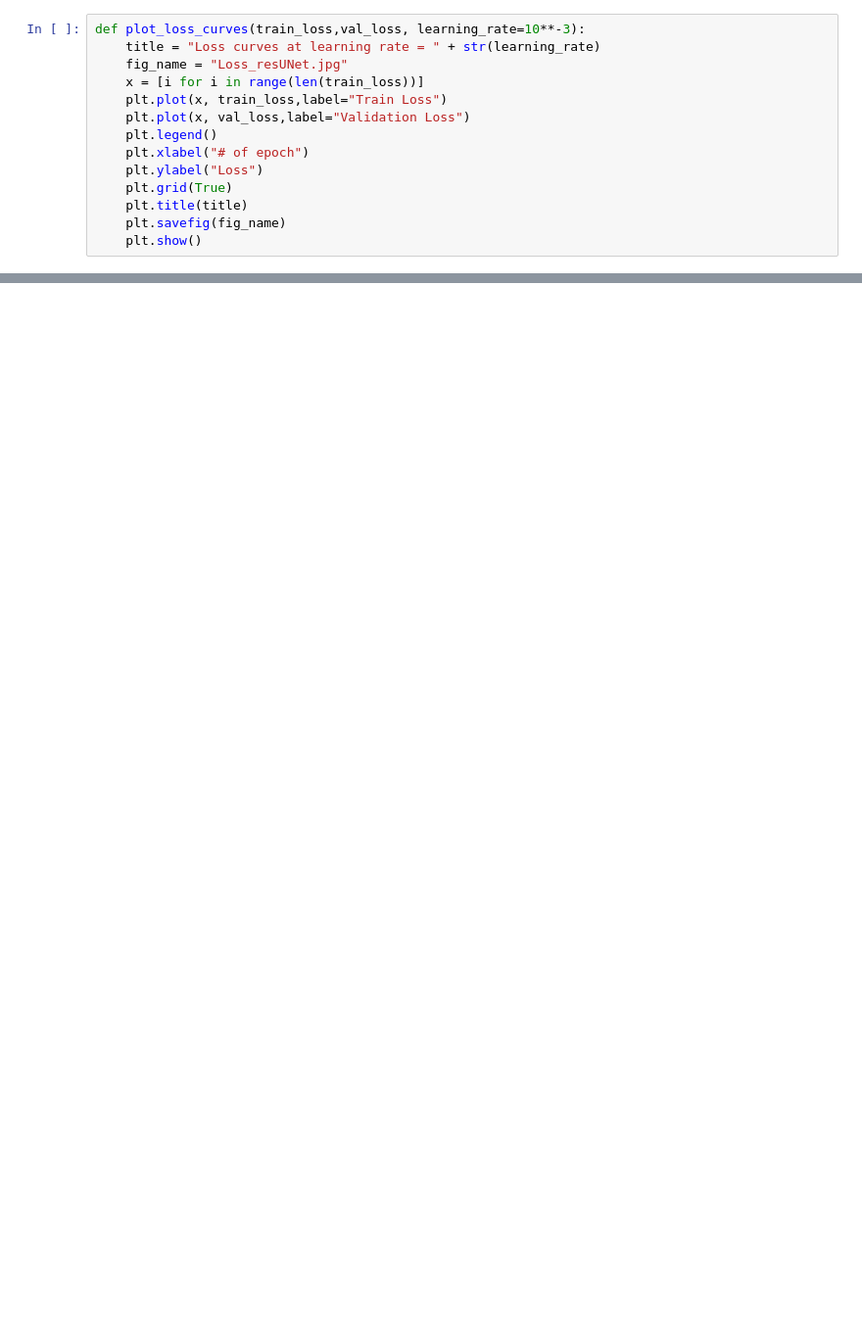
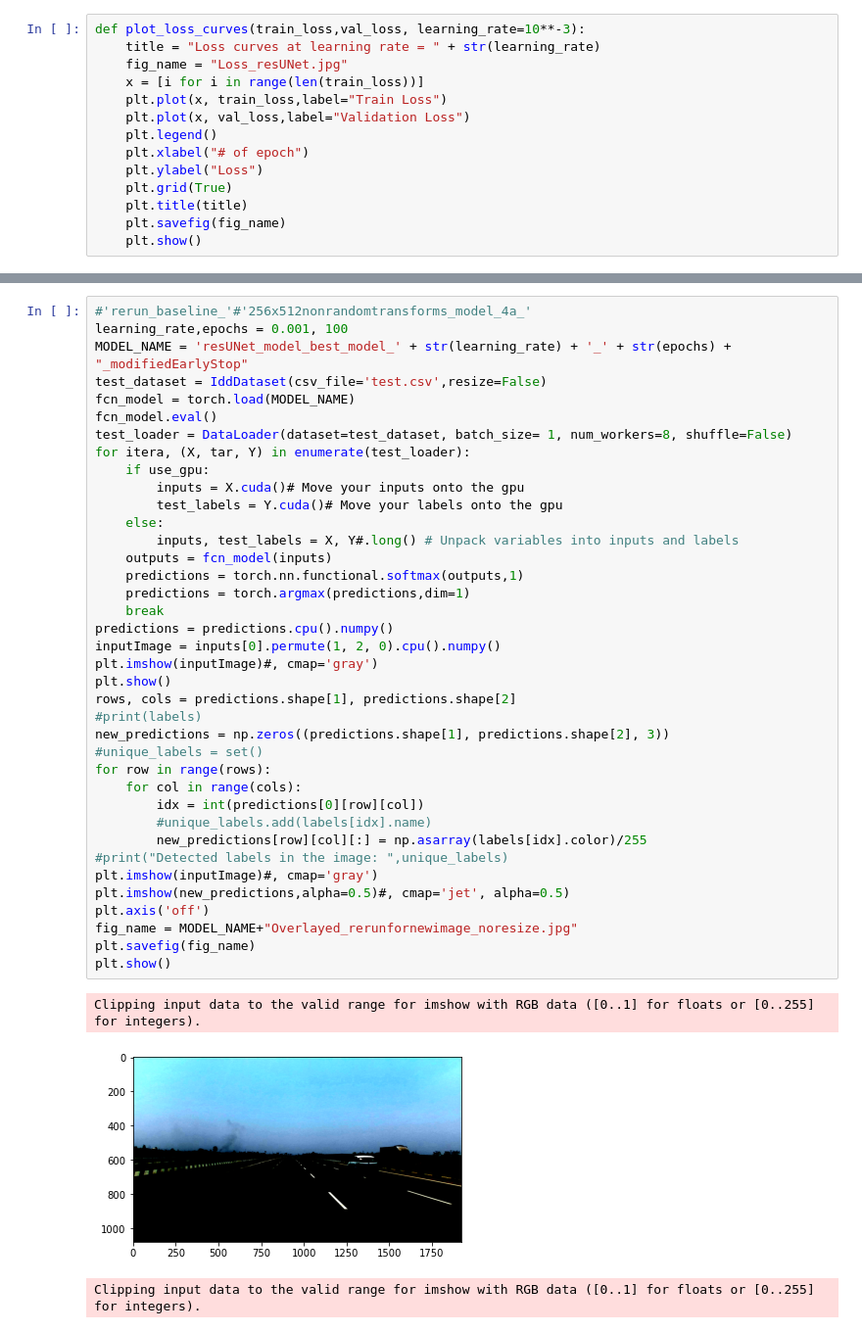
Before and after one commit to Krishna14/CSE251B, a Jupyter notebook: PA3/PA3_residual_UNet.ipynb, the cells around one changed output, grey strips where cells are left out. Shown: that part at 98% size. Cells and saved outputs as stored; diff of their text form; blank space fills up the shorter version.

```diff
--- a/PA3/PA3_residual_UNet.ipynb
+++ b/PA3/PA3_residual_UNet.ipynb
@@ -387,0 +474,42 @@ KeyboardInterrupt:
+# %%
+#'rerun_baseline_'#'256x512nonrandomtransforms_model_4a_'
+learning_rate,epochs = 0.001, 100
+MODEL_NAME = 'resUNet_model_best_model_' + str(learning_rate) + '_' + str(epochs) + "_modifiedEarlyStop"
+test_dataset = IddDataset(csv_file='test.csv',resize=False)
+fcn_model = torch.load(MODEL_NAME)
+fcn_model.eval()
+test_loader = DataLoader(dataset=test_dataset, batch_size= 1, num_workers=8, shuffle=False)
+for itera, (X, tar, Y) in enumerate(test_loader):
+    if use_gpu:
+        inputs = X.cuda()# Move your inputs onto the gpu
+        test_labels = Y.cuda()# Move your labels onto the gpu
+    else:
+        inputs, test_labels = X, Y#.long() # Unpack variables into inputs and labels
+    outputs = fcn_model(inputs)
+    predictions = torch.nn.functional.softmax(outputs,1)
+    predictions = torch.argmax(predictions,dim=1)
+    break
+predictions = predictions.cpu().numpy()
+inputImage = inputs[0].permute(1, 2, 0).cpu().numpy()
+plt.imshow(inputImage)#, cmap='gray')
+plt.show()
+rows, cols = predictions.shape[1], predictions.shape[2]
+#print(labels)
+new_predictions = np.zeros((predictions.shape[1], predictions.shape[2], 3))
+#unique_labels = set()
+for row in range(rows):
+    for col in range(cols):
+        idx = int(predictions[0][row][col])
+        #unique_labels.add(labels[idx].name)
+        new_predictions[row][col][:] = np.asarray(labels[idx].color)/255
+#print("Detected labels in the image: ",unique_labels)
+plt.imshow(inputImage)#, cmap='gray')
+plt.imshow(new_predictions,alpha=0.5)#, cmap='jet', alpha=0.5)
+plt.axis('off')
+fig_name = MODEL_NAME+"Overlayed_rerunfornewimage_noresize.jpg"
+plt.savefig(fig_name)
+plt.show()
+# %% [output]
+Clipping input data to the valid range for imshow with RGB data ([0..1] for floats or [0..255] for integers).
+[figure, added]
+Clipping input data to the valid range for imshow with RGB data ([0..1] for floats or [0..255] for integers).
```
Also changed, not shown: parts of 5 cells of this notebook, 2 other files.
